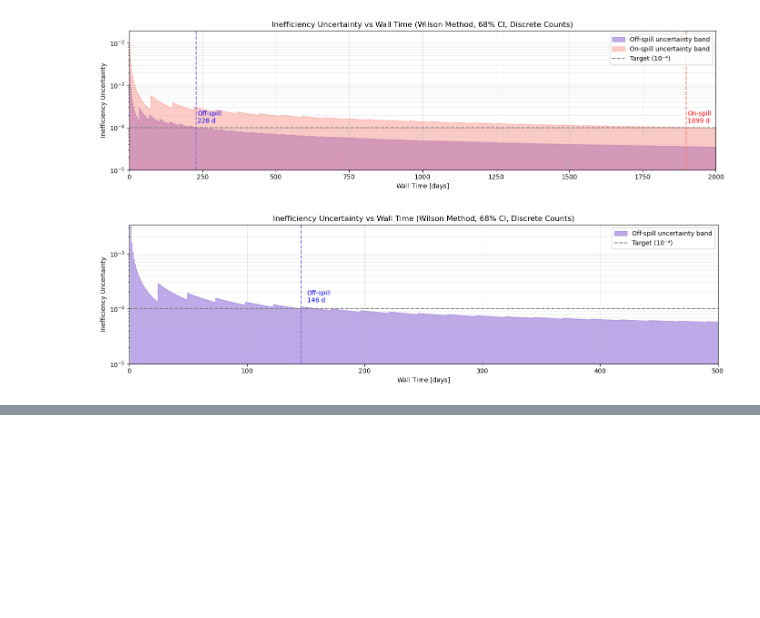
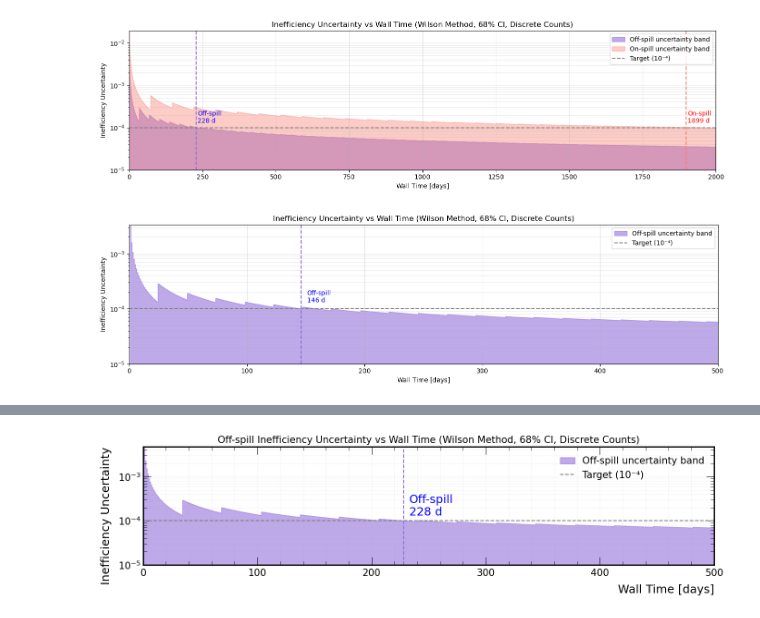
Before and after one commit to victordorojan/mu2e_cosmic_ana, a Jupyter notebook: ana/models/IneffvWalltime.ipynb, the cells around one changed output, grey strips where cells are left out. Cells and saved outputs as stored; diff of their text form; code cells hidden in the pictures; blank space fills up the shorter version.

```diff
--- a/ana/models/IneffvWalltime.ipynb
+++ b/ana/models/IneffvWalltime.ipynb
@@ -311,0 +313,75 @@ plt.show()
+# %%
+import matplotlib.pyplot as plt
+import numpy as np
+from statsmodels.stats.proportion import proportion_confint
+from scipy.stats import norm
+
+# Wilson uncertainty (half-width) function
+def wilson(k, N, z=1.0):  # 68% confidence ⇒ z = 1.0
+    alpha = 2 * (1 - norm.cdf(z))
+    lower, upper = proportion_confint(k, N, alpha=alpha, method="wilson")
+    return (upper - lower) / 2
+
+# Get first time when uncertainty hits target
+def get_target_time(t, unc, target=1e-4):
+    for i, val in enumerate(unc):
+        if np.isnan(val) or val <= 0:
+            continue
+        if val <= target:
+            return t[i]
+    return np.nan
+
+# Constants
+live_time_sec = 1.06887e7
+livetime_days = live_time_sec / (24 * 3600)
+N_b_off, N_ce_off = 5, 18914
+
+# Rates [events per live-day]
+rate_b_off = N_b_off / livetime_days
+rate_ce_off = N_ce_off / livetime_days
+
+# Wall time range [0–2000 days]
+t_wall = np.arange(0, 2001, 1)
+
+# Convert wall time → live time
+t_live_off = t_wall * 0.72
+
+# Discrete, integer counts
+N_b_off_t = np.floor(t_live_off * rate_b_off).astype(int)
+N_ce_off_t = np.floor(t_live_off * rate_ce_off).astype(int)
+
+# Wilson uncertainties (68% CI ⇒ z=1.0)
+unc_off = np.array([wilson(k, N, z=1.0) for k, N in zip(N_b_off_t, N_ce_off_t)])
+
+# Target crossing
+target = 1e-4
+t_off_target = get_target_time(t_wall, unc_off, target)
+
+# Plot
+fig, ax = plt.subplots(figsize=(14, 4))
+
+# Fill uncertainty band
+ax.fill_between(t_wall, 0, unc_off, color='mediumpurple', alpha=0.6, step='mid', label="Off-spill uncertainty band")
+
+# Horizontal target line
+ax.axhline(target, color='gray', linestyle='--', label="Target (10⁻⁴)")
+
+# Vertical target line
+if not np.isnan(t_off_target):
+    ax.axvline(t_off_target, color='mediumpurple', linestyle='--')
+    ax.text(t_off_target + 5, target*1.3, f"Off-spill\n{int(t_off_target)} d", color='blue')
+
+# Formatting
+ax.set_xlim(0, 500)
+ax.set_ylim(bottom=1e-5)
+ax.set_yscale('log')
+ax.set_xlabel("Wall Time [days]")
+ax.set_ylabel("Inefficiency Uncertainty")
+ax.set_title("Off-spill Inefficiency Uncertainty vs Wall Time (Wilson Method, 68% CI, Discrete Counts)")
+ax.legend(loc='upper right')
+ax.grid(True, which='both', alpha=0.3)
+plt.tight_layout()
+plt.savefig("../../ana/models/RevOffonly")
+plt.show()
+# %% [output]
+[figure, added]
```
Also changed, not shown: parts of 1 cell of this notebook, 21 other files.
